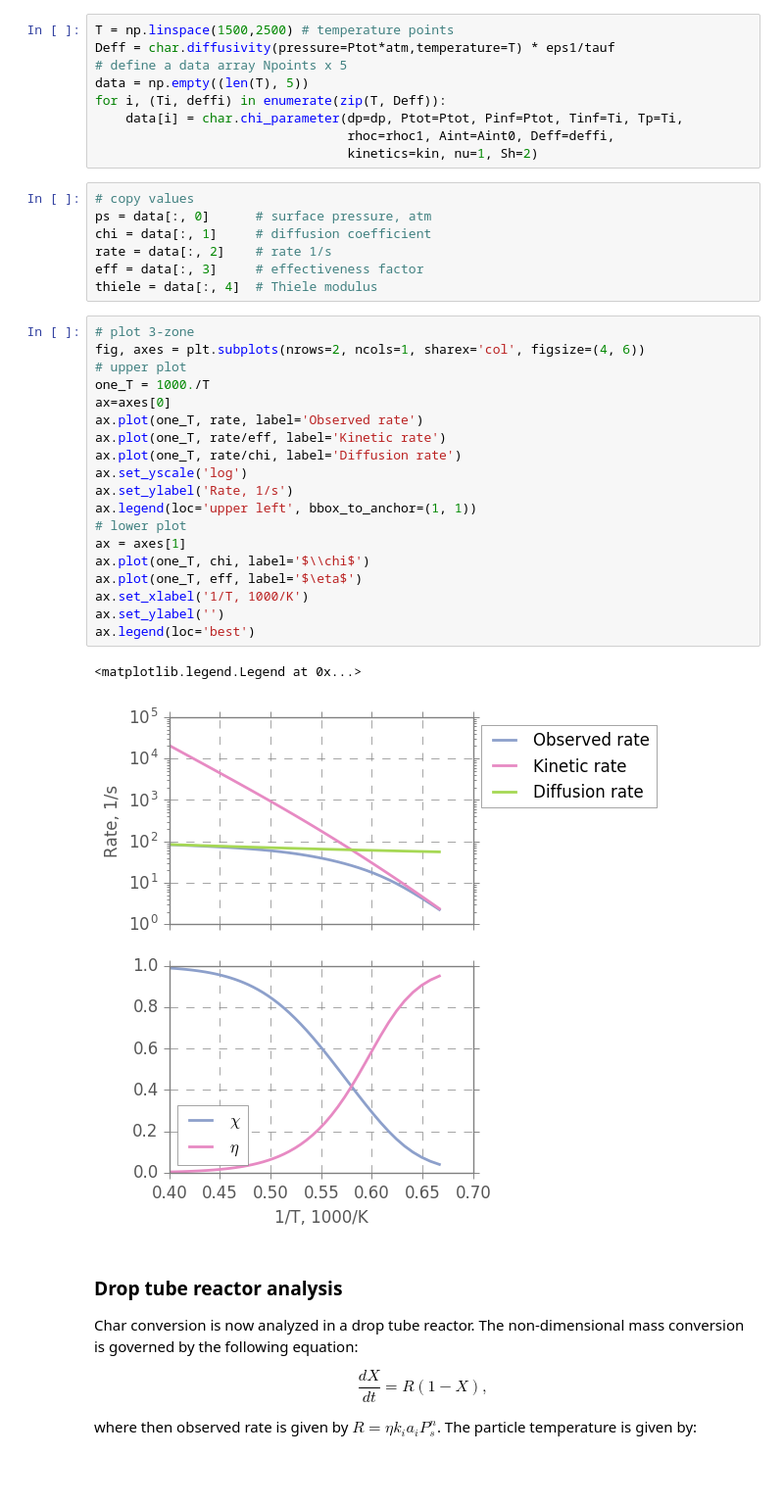
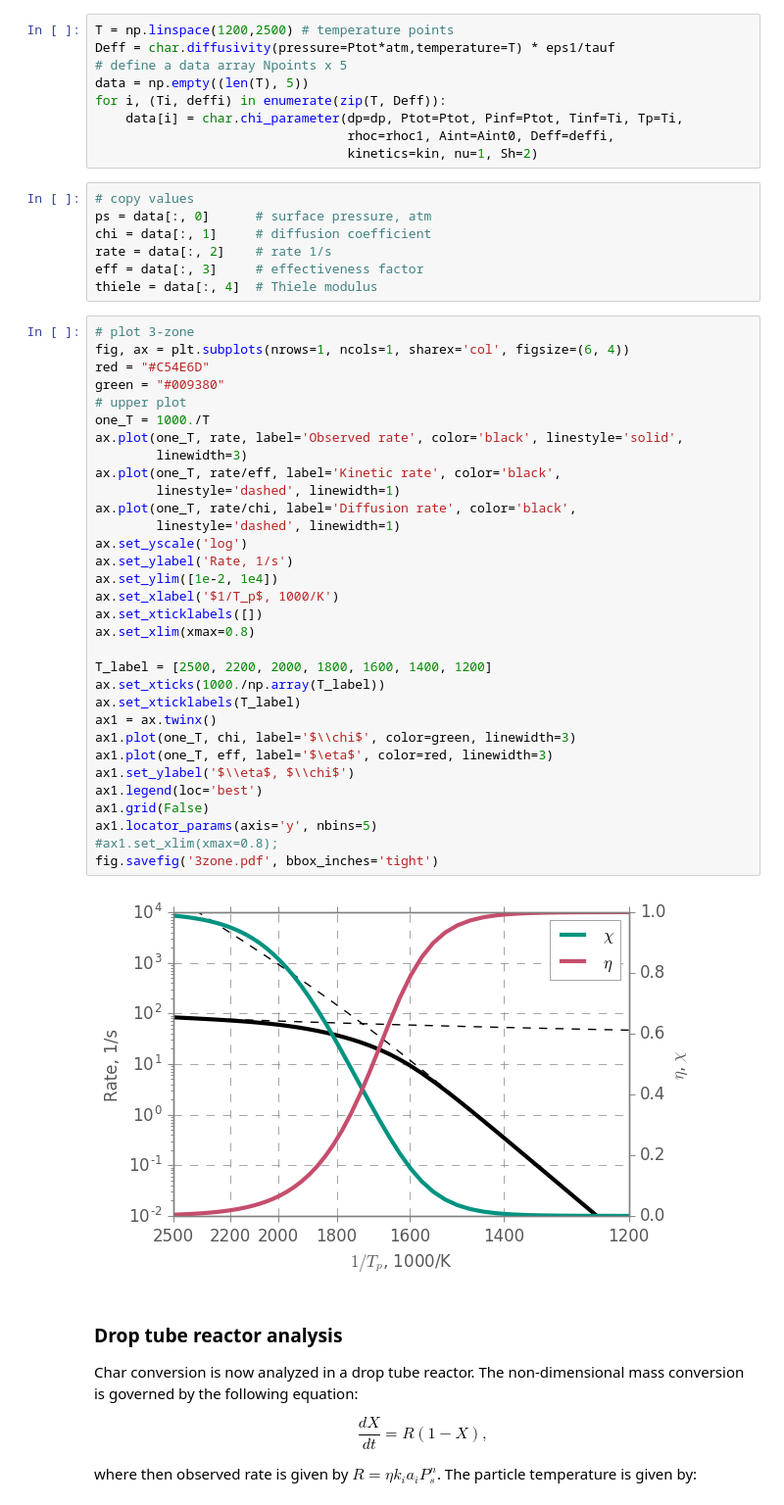
Before and after one commit to mighelone/droptube, a Jupyter notebook: droptube.ipynb, the cells around one changed output. Shown at 98% size. Cells and saved outputs as stored; diff of their text form; blank space fills up the shorter version.

Commit message:
New 3 zone plot

```diff
--- a/droptube.ipynb
+++ b/droptube.ipynb
@@ -203,7 +203,7 @@ The partial pressure $P_s$ can be calculated iteratively, solving the following
 
 The Brent method can be used for solving numerically the non-linear equation (http://mathworld.wolfram.com/BrentsMethod.html).
 # %%
-T = np.linspace(1500,2500) # temperature points
+T = np.linspace(1200,2500) # temperature points
 Deff = char.diffusivity(pressure=Ptot*atm,temperature=T) * eps1/tauf
 # define a data array Npoints x 5
 data = np.empty((len(T), 5))
@@ -220,26 +220,38 @@ eff = data[:, 3]     # effectiveness factor
 thiele = data[:, 4]  # Thiele modulus
 # %%
 # plot 3-zone
-fig, axes = plt.subplots(nrows=2, ncols=1, sharex='col', figsize=(4, 6))
+fig, ax = plt.subplots(nrows=1, ncols=1, sharex='col', figsize=(6, 4))
+red = "#C54E6D"
+green = "#009380"
 # upper plot
 one_T = 1000./T
-ax=axes[0]
-ax.plot(one_T, rate, label='Observed rate')
-ax.plot(one_T, rate/eff, label='Kinetic rate')
-ax.plot(one_T, rate/chi, label='Diffusion rate')
+ax.plot(one_T, rate, label='Observed rate', color='black', linestyle='solid',
+        linewidth=3)
+ax.plot(one_T, rate/eff, label='Kinetic rate', color='black',
+        linestyle='dashed', linewidth=1)
+ax.plot(one_T, rate/chi, label='Diffusion rate', color='black',
+        linestyle='dashed', linewidth=1)
 ax.set_yscale('log')
 ax.set_ylabel('Rate, 1/s')
-ax.legend(loc='upper left', bbox_to_anchor=(1, 1))
-# lower plot
-ax = axes[1]
-ax.plot(one_T, chi, label='$\\chi$')
-ax.plot(one_T, eff, label='$\eta$')
-ax.set_xlabel('1/T, 1000/K')
-ax.set_ylabel('')
-ax.legend(loc='best')
+ax.set_ylim([1e-2, 1e4])
+ax.set_xlabel('$1/T_p$, 1000/K')
+ax.set_xticklabels([])
+ax.set_xlim(xmax=0.8)
+
+T_label = [2500, 2200, 2000, 1800, 1600, 1400, 1200]
+ax.set_xticks(1000./np.array(T_label))
+ax.set_xticklabels(T_label)
+ax1 = ax.twinx()
+ax1.plot(one_T, chi, label='$\\chi$', color=green, linewidth=3)
+ax1.plot(one_T, eff, label='$\eta$', color=red, linewidth=3)
+ax1.set_ylabel('$\\eta$, $\\chi$')
+ax1.legend(loc='best')
+ax1.grid(False)
+ax1.locator_params(axis='y', nbins=5)
+#ax1.set_xlim(xmax=0.8);
+fig.savefig('3zone.pdf', bbox_inches='tight')
 # %% [output]
-<matplotlib.legend.Legend at 0x...>
-[figure, old version]
+[figure, new version]
 # %% [markdown]
 ### Drop tube reactor analysis
 
```
Also changed, not shown: parts of 1 cell of this notebook.
